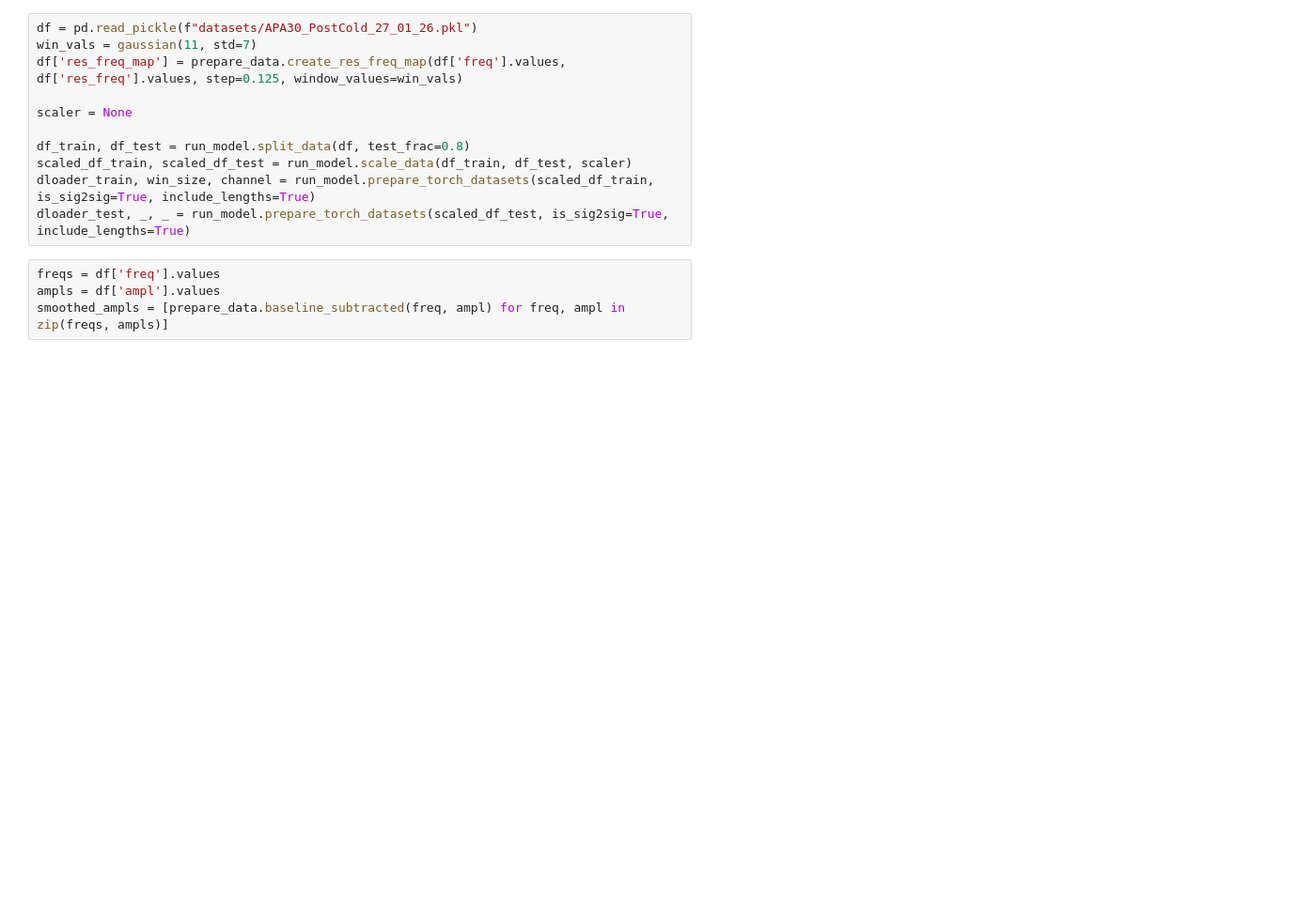
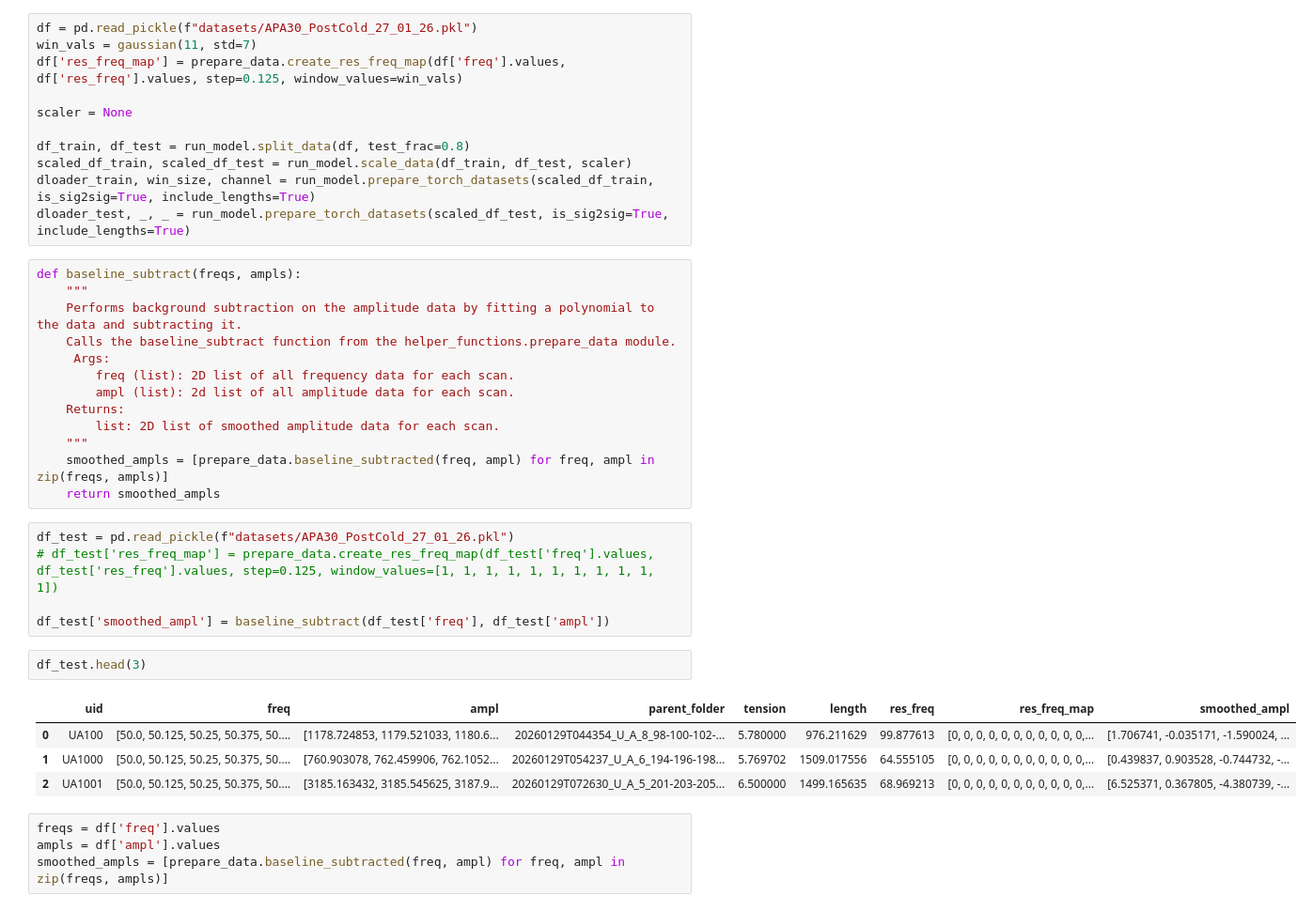
Before and after one commit to SiemBerhane/preliminary-dwa-ml, a Jupyter notebook: initial-data-cleaning/testing.ipynb, the cells around one changed output. Shown at 94% size. Saved outputs shown, nothing was run; the diff lists cells and outputs as text; blank space fills up the shorter version.

```diff
--- a/initial-data-cleaning/testing.ipynb
+++ b/initial-data-cleaning/testing.ipynb
@@ -65,6 +69,31 @@ df_train, df_test = run_model.split_data(df, test_frac=0.8)
 scaled_df_train, scaled_df_test = run_model.scale_data(df_train, df_test, scaler)
 dloader_train, win_size, channel = run_model.prepare_torch_datasets(scaled_df_train, is_sig2sig=True, include_lengths=True)
 dloader_test, _, _ = run_model.prepare_torch_datasets(scaled_df_test, is_sig2sig=True, include_lengths=True)
+# %%
+def baseline_subtract(freqs, ampls):
+    """
+    Performs background subtraction on the amplitude data by fitting a polynomial to the data and subtracting it.
+    Calls the baseline_subtract function from the helper_functions.prepare_data module.
+     Args:
+        freq (list): 2D list of all frequency data for each scan.
+        ampl (list): 2d list of all amplitude data for each scan.
+    Returns:
+        list: 2D list of smoothed amplitude data for each scan.
+    """
+    smoothed_ampls = [prepare_data.baseline_subtracted(freq, ampl) for freq, ampl in zip(freqs, ampls)]
+    return smoothed_ampls
+# %%
+df_test = pd.read_pickle(f"datasets/APA30_PostCold_27_01_26.pkl")
+# df_test['res_freq_map'] = prepare_data.create_res_freq_map(df_test['freq'].values, df_test['res_freq'].values, step=0.125, window_values=[1, 1, 1, 1, 1, 1, 1, 1, 1, 1, 1])
+
+df_test['smoothed_ampl'] = baseline_subtract(df_test['freq'], df_test['ampl'])
+# %%
+df_test.head(3)
+# %% [output]
+|  | uid | freq | ampl | parent_folder | tension | length | res_freq | res_freq_map | smoothed_ampl |
+| 0 | UA100 | [50.0, 50.125, 50.25, 50.375, 50.... | [1178.724853, 1179.521033, 1180.6... | 20260129T044354_U_A_8_98-100-102-... | 5.780000 | 976.211629 | 99.877613 | [0, 0, 0, 0, 0, 0, 0, 0, 0, 0, 0,... | [1.706741, -0.035171, -1.590024, ... |
+| 1 | UA1000 | [50.0, 50.125, 50.25, 50.375, 50.... | [760.903078, 762.459906, 762.1052... | 20260129T054237_U_A_6_194-196-198... | 5.769702 | 1509.017556 | 64.555105 | [0, 0, 0, 0, 0, 0, 0, 0, 0, 0, 0,... | [0.439837, 0.903528, -0.744732, -... |
+| 2 | UA1001 | [50.0, 50.125, 50.25, 50.375, 50.... | [3185.163432, 3185.545625, 3187.9... | 20260129T072630_U_A_5_201-203-205... | 6.500000 | 1499.165635 | 68.969213 | [0, 0, 0, 0, 0, 0, 0, 0, 0, 0, 0,... | [6.525371, 0.367805, -4.380739, -... |
 # %%
 freqs = df['freq'].values
 ampls = df['ampl'].values
```
Also changed, not shown: parts of 7 cells of this notebook, 2 other files.
